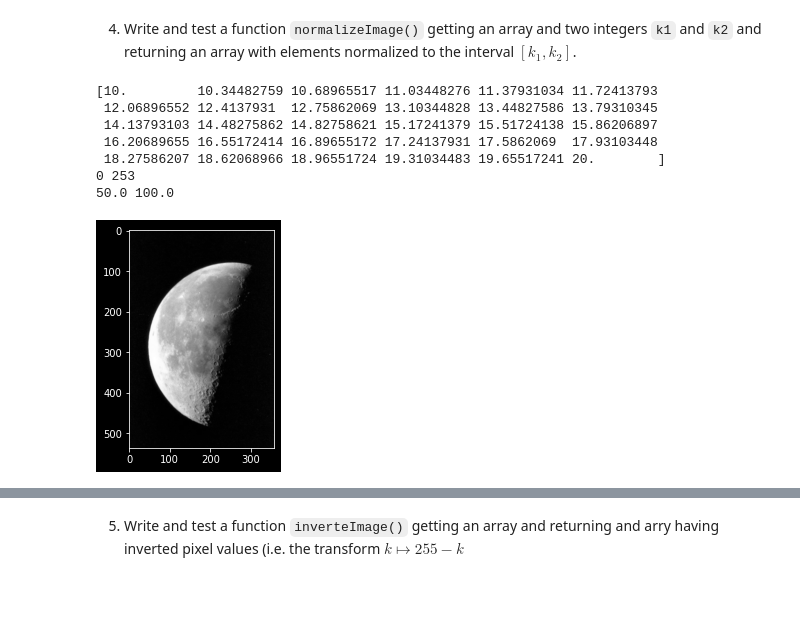
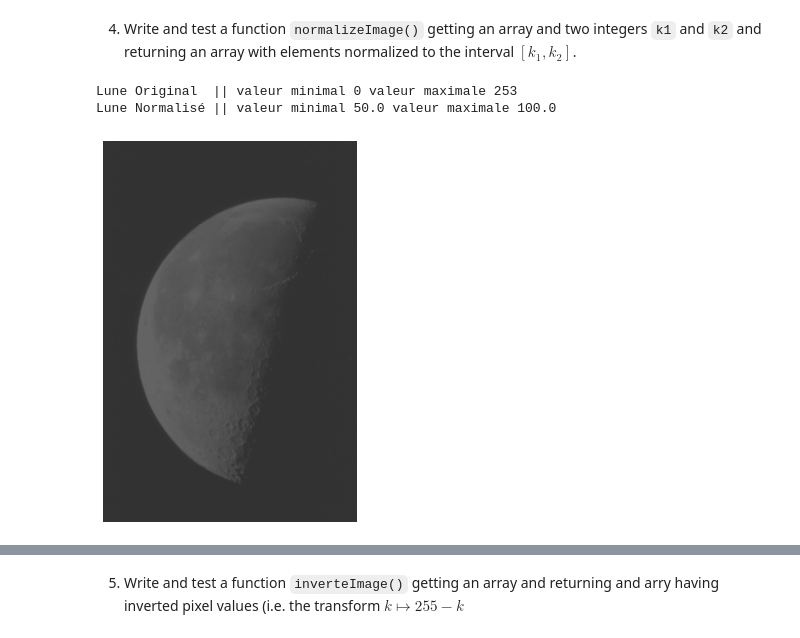
Before and after one commit to White-On/BIMA_Notebook, a Jupyter notebook: TME1.ipynb, the cells around one changed output, grey strips where cells are left out. Drawn from its saved outputs; the diff is of its cells as text; code cells hidden in the pictures; blank space fills up the shorter version.

```diff
--- a/TME1.ipynb
+++ b/TME1.ipynb
@@ -328,30 +326,26 @@ def normalizeImage(I,k1,k2):
     ICopy = I.copy()
     kmax = ICopy.max()
     kmin = ICopy.min()
-    #avec boucle
+    # avec boucle
     """for i in range (len(ICopy)):
         ICopy[i] = k1 + (((k2-k1)/(kmax-kmin))*(ICopy[i]-kmin))
     return ICopy"""
-    #sans boucle
+    # sans boucle
     return k1 + (((k2-k1)/(kmax-kmin))*(ICopy-kmin))
-
-print(normalizeImage(np.arange(30),10,20))
-moon = openImage("img/moon.png")
-moon_norm = normalizeImage(moon,50,100)
-plt.imshow(moon_norm)
-
-print(moon.min(),moon.max())
-print(moon_norm.min(),moon_norm.max())
-plt.show()
-# %% [output]
-[10.         10.34482759 10.68965517 11.03448276 11.37931034 11.72413793
- 12.06896552 12.4137931  12.75862069 13.10344828 13.44827586 13.79310345
- 14.13793103 14.48275862 14.82758621 15.17241379 15.51724138 15.86206897
- 16.20689655 16.55172414 16.89655172 17.24137931 17.5862069  17.93103448
- 18.27586207 18.62068966 18.96551724 19.31034483 19.65517241 20.        ]
-0 253
-50.0 100.0
-[figure, removed]
+# %%
+moon = openImage("img/moon.png")
+moon_norm = normalizeImage(moon,50,100)
+plt.figure(figsize =(5,7))
+plt.imshow(moon_norm,vmin = 0, vmax = 255)
+plt.axis("off")
+
+print("Lune Original  || valeur minimal",moon.min(),"valeur maximale",moon.max())
+print("Lune Normalisé || valeur minimal",moon_norm.min(),"valeur maximale",moon_norm.max())
+plt.show()
+# %% [output]
+Lune Original  || valeur minimal 0 valeur maximale 253
+Lune Normalisé || valeur minimal 50.0 valeur maximale 100.0
+[figure, added]
 # %%
 plt.contourf(x, y, moon_norm, 20, cmap='viridis')
 plt.colorbar(label=('$z$'))
```
Also changed, not shown: parts of 20 cells of this notebook.
